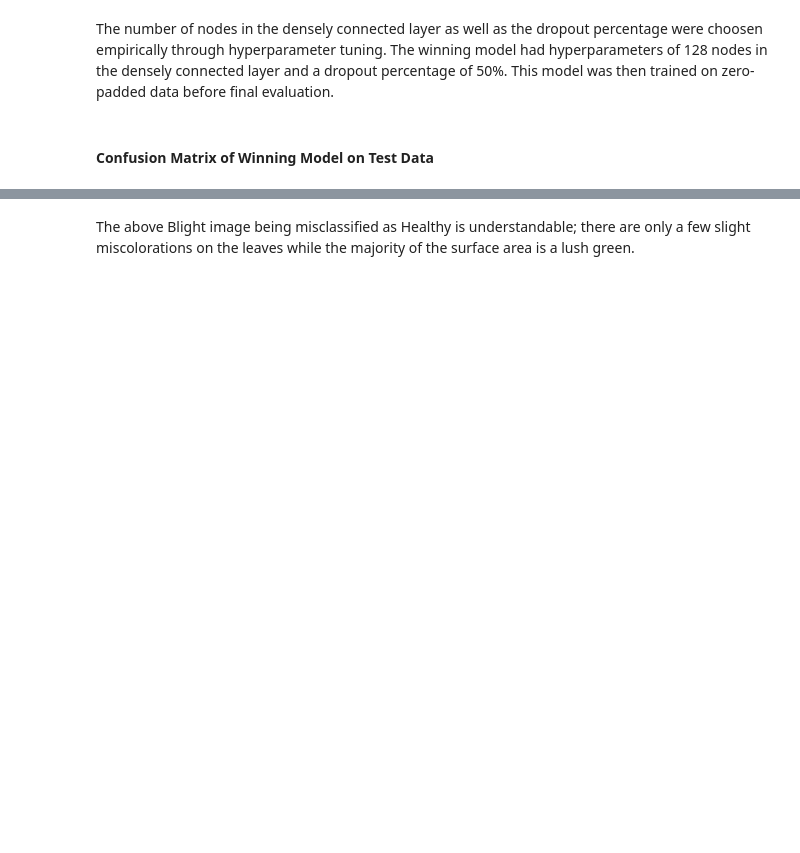
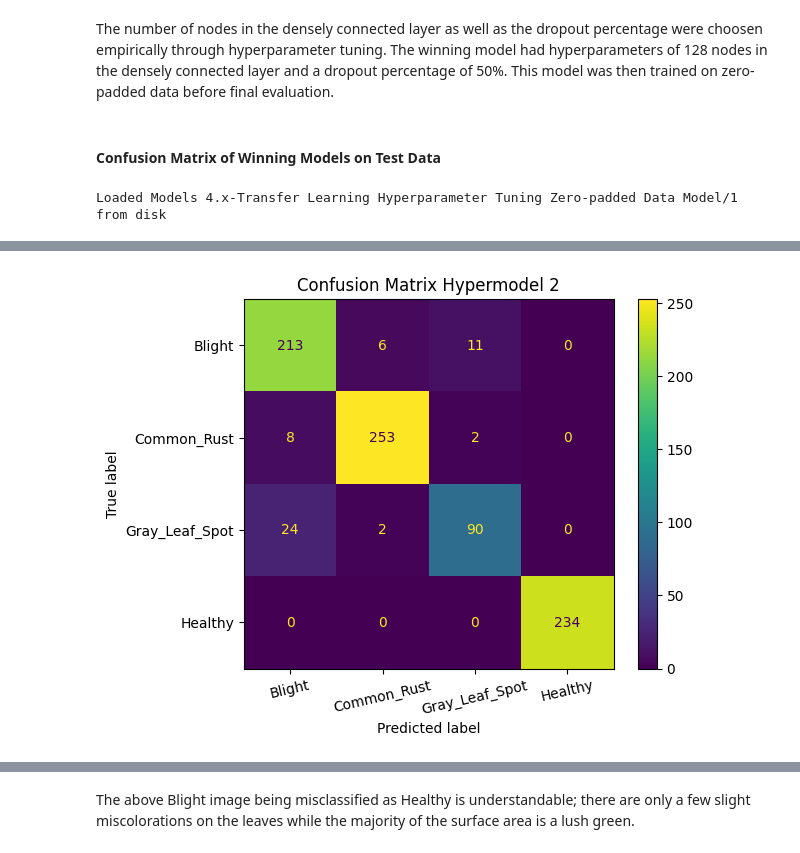
Before and after one commit to clementchen163/Corn-Leaf-Disease, a Jupyter notebook: 3. Model Selection/Model selection.ipynb, the cells around one changed output, grey strips where cells are left out. Cells and saved outputs as stored; diff of their text form; code cells hidden in the pictures; blank space fills up the shorter version.

```diff
--- a/3. Model Selection/Model selection.ipynb
+++ b/3. Model Selection/Model selection.ipynb
@@ -107,2 +129,2 @@ Based on the scoring chart above, we can see that the Hypermodel 1 using Zero-Pa
 # %%
-HyperModel1=load_model('Models 4.x-Transfer Learning Hyperparameter Tuning Zero-padded Data Model/1')
+HyperModel2=load_model('Models 4.x-Transfer Learning Hyperparameter Tuning Zero-padded Data Model/2')
@@ -119,16 +179,24 @@ conv_base.summary()
 # %% [markdown]
 The number of nodes in the densely connected layer as well as the dropout percentage were choosen empirically through hyperparameter tuning. The winning model had hyperparameters of 128  nodes in the densely connected layer and a dropout percentage of 50%. This model was then trained on zero-padded data before final evaluation.
 # %% [markdown]
-#### Confusion Matrix of Winning Model on Test Data
+#### Confusion Matrix of Winning Models on Test Data
+# %%
+HyperModel1=load_model('Models 4.x-Transfer Learning Hyperparameter Tuning Zero-padded Data Model/1')
+# %% [output]
+Loaded Models 4.x-Transfer Learning Hyperparameter Tuning Zero-padded Data Model/1 from disk
 # %%
-true_labels = []
-for images, labels in padded_test_ds:
-    true_labels.extend(labels.numpy())
-y_pred_probas = HyperModel1.predict(padded_test_ds)
-y_pred_labels = np.argmax(y_pred_probas, axis = 1)
-cm=confusion_matrix(true_labels, y_pred_labels)
+def make_cm(model):
+    true_labels = []
+    for images, labels in padded_test_ds:
+        true_labels.extend(labels.numpy())
+    y_pred_probas = model.predict(padded_test_ds)
+    y_pred_labels = np.argmax(y_pred_probas, axis = 1)
+    cm=confusion_matrix(true_labels, y_pred_labels)
+    return cm
 # %%
-disp=ConfusionMatrixDisplay(confusion_matrix= cm,
+disp=ConfusionMatrixDisplay(confusion_matrix= make_cm(HyperModel2),
                             display_labels=padded_test_ds.class_names)
 disp.plot(xticks_rotation= 13)
+plt.title('Confusion Matrix Hypermodel 2')
 plt.show()
+# %% [output]
@@ -134,0 +204 @@ plt.show()
+[figure, added]
```
Also changed, not shown: parts of 16 cells of this notebook, 4 other files.
